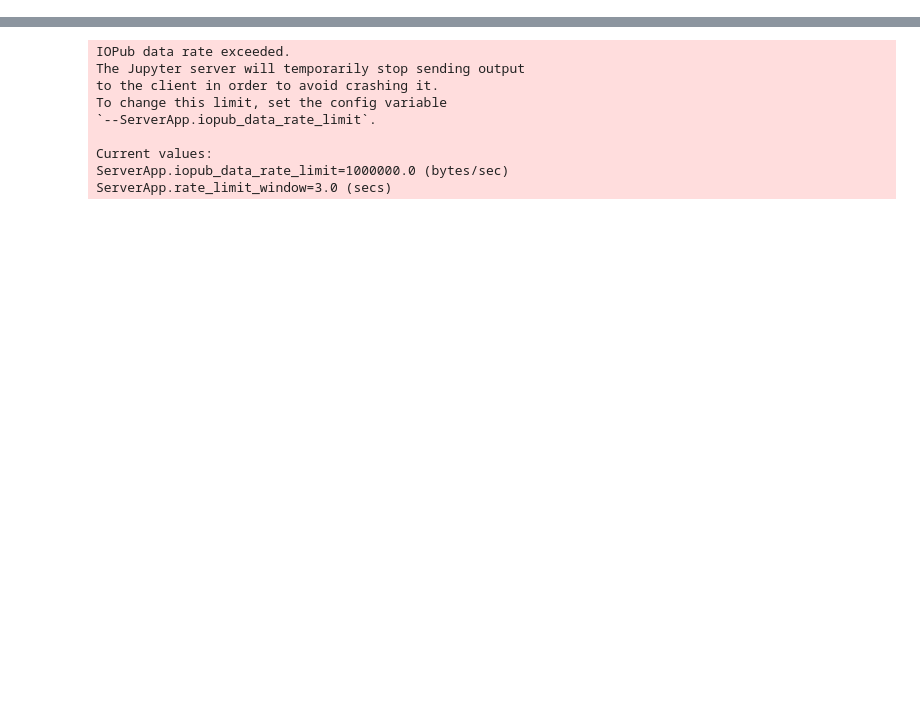
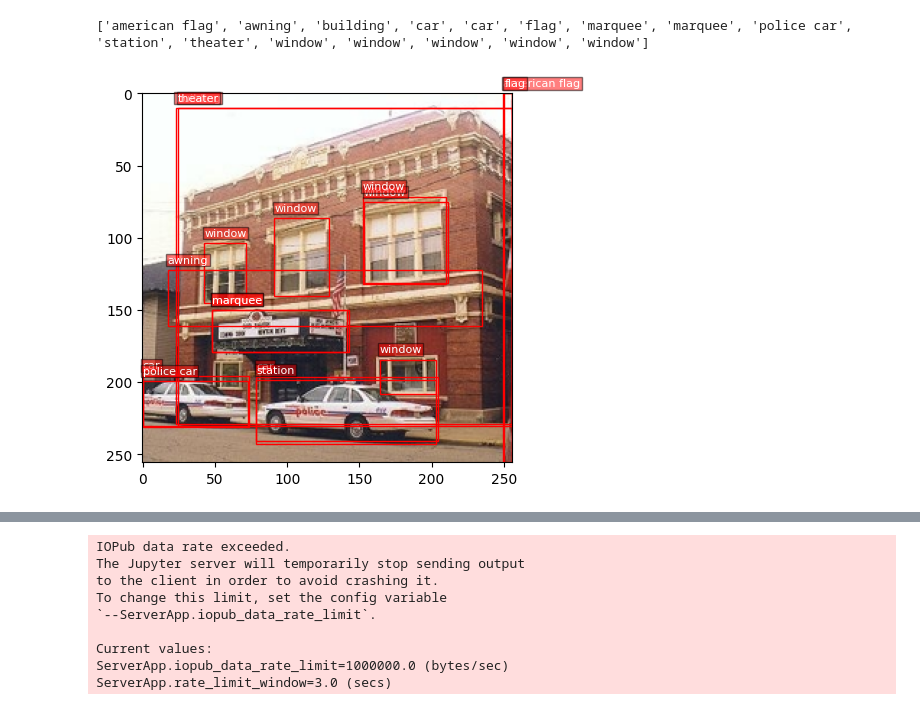
Before and after one commit to rupertmenneer/edm2_hig, a Jupyter notebook: hig_data/vg.ipynb, the cells around one changed output, grey strips where cells are left out. Drawn from its saved outputs; the diff is of its cells as text; code cells hidden in the pictures; blank space fills up the shorter version.

```diff
--- a/hig_data/vg.ipynb
+++ b/hig_data/vg.ipynb
@@ -0,0 +128,48 @@
+# %%
+import PIL.Image
+
+img = np.array(PIL.Image.open(img_path))
+boxes = obj_bbox
+labels = [vg.vocab['object_idx_to_name'][o] for o in objs]
+print(labels)
+# %% [output]
+['american flag', 'awning', 'building', 'car', 'car', 'flag', 'marquee', 'marquee', 'police car', 'station', 'theater', 'window', 'window', 'window', 'window', 'window']
+# %%
+import matplotlib.pyplot as plt
+import matplotlib.patches as patches
+import numpy as np
+def visualize_bounding_boxes(image: np.ndarray, bboxes: np.ndarray, labels: list, bbox_color='red', text_color='white'):
+    """
+    Visualizes bounding boxes on a numpy array image.
+
+    Arguments:
+        image: 2D NumPy array representing the image.
+        bboxes: Bounding boxes as an Nx4 numpy array where each row is [xmin, ymin, xmax, ymax].
+                Coordinates are expected to be in 0-1 normalized format.
+        bbox_color: The color for the bounding boxes (default is red).
+    """
+    fig, ax = plt.subplots(1)
+    ax.imshow(image,)
+
+    # Image dimensions
+    img_h, img_w, *_ = image.shape
+
+    # Iterate over bounding boxes and draw them with labels
+    for bbox, label in zip(bboxes, labels):
+        # Denormalize bbox coordinates back to pixel values
+        xmin, ymin, xmax, ymax = bbox * np.array([img_w, img_h, img_w, img_h])
+        width = xmax - xmin
+        height = ymax - ymin
+
+        # Create a rectangle patch
+        rect = patches.Rectangle((xmin, ymin), width, height, linewidth=1, edgecolor=bbox_color, facecolor='none')
+        ax.add_patch(rect)
+
+        # Add label text
+        ax.text(xmin, ymin - 5, label, color=text_color, fontsize=8, bbox=dict(facecolor=bbox_color, alpha=0.5, pad=1))
+
+    plt.show()
+# %%
+visualize_bounding_boxes(img, boxes, labels)
+# %% [output]
+[figure, added]
```
Also changed, not shown: parts of 15 cells of this notebook, 5 other files.
